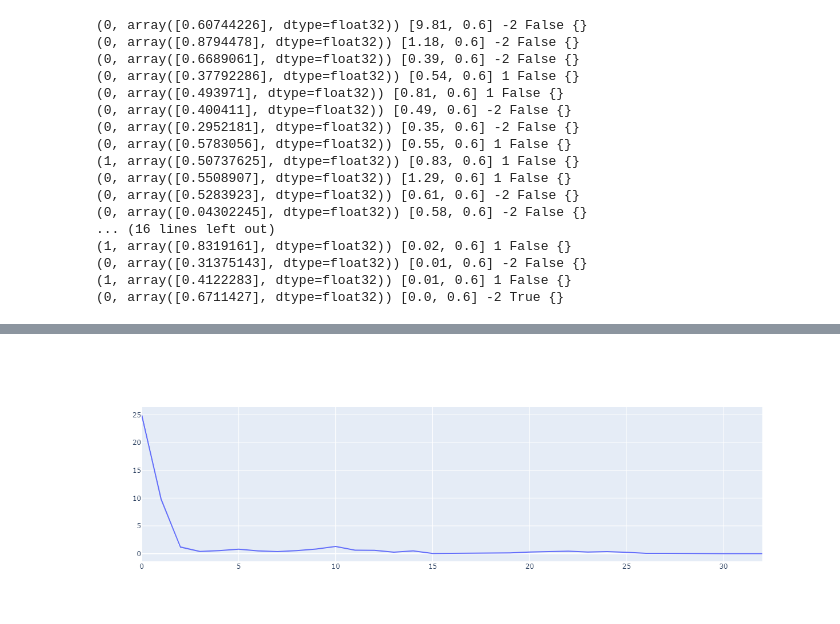
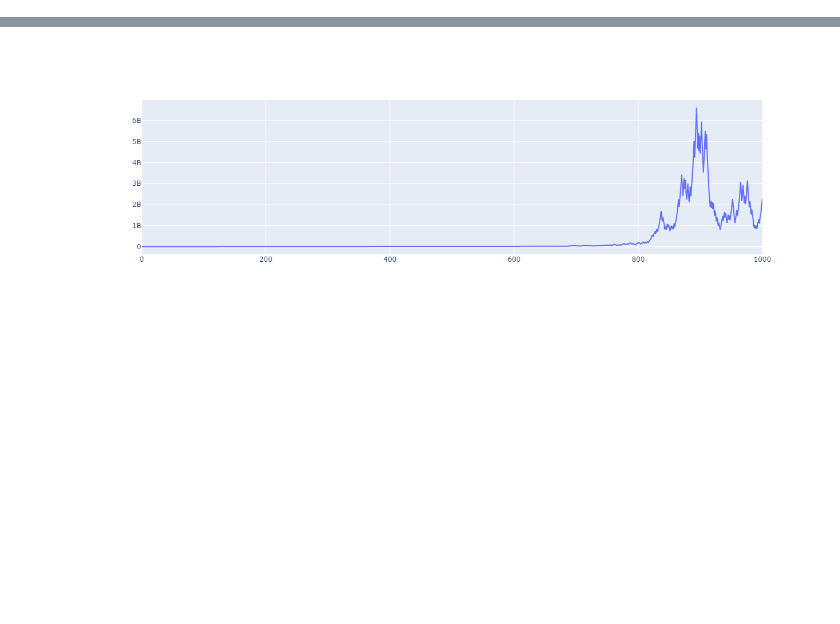
Before and after one commit to azharichenko/kelly-criterion-rl, a Jupyter notebook: experiment.ipynb, the cells around one changed output, grey strips where cells are left out. Saved outputs shown, nothing was run; the diff lists cells and outputs as text; code cells hidden in the pictures; blank space fills up the shorter version.

```diff
--- a/experiment.ipynb
+++ b/experiment.ipynb
@@ -7,32 +9,15 @@ env = gym.make("Kelly-v0")
 # %%
 # Random Agent
 observation = env.reset()
 for t in range(1000):
-    action = env.action_space.sample()
+    action = [1, np.array([.16])]
     observation, reward, done, info = env.step(action)
-    print(action, observation, reward, done, info)
+#     print(action, observation, reward, done, info)
     if done:
         break
 env.render()
 # %% [output]
-(0, array([0.60744226], dtype=float32)) [9.81, 0.6] -2 False {}
-(0, array([0.8794478], dtype=float32)) [1.18, 0.6] -2 False {}
-(0, array([0.6689061], dtype=float32)) [0.39, 0.6] -2 False {}
-(0, array([0.37792286], dtype=float32)) [0.54, 0.6] 1 False {}
-(0, array([0.493971], dtype=float32)) [0.81, 0.6] 1 False {}
-(0, array([0.400411], dtype=float32)) [0.49, 0.6] -2 False {}
-(0, array([0.2952181], dtype=float32)) [0.35, 0.6] -2 False {}
-(0, array([0.5783056], dtype=float32)) [0.55, 0.6] 1 False {}
-(1, array([0.50737625], dtype=float32)) [0.83, 0.6] 1 False {}
-(0, array([0.5508907], dtype=float32)) [1.29, 0.6] 1 False {}
-(0, array([0.5283923], dtype=float32)) [0.61, 0.6] -2 False {}
-(0, array([0.04302245], dtype=float32)) [0.58, 0.6] -2 False {}
-... (16 lines left out)
-(1, array([0.8319161], dtype=float32)) [0.02, 0.6] 1 False {}
-(0, array([0.31375143], dtype=float32)) [0.01, 0.6] -2 False {}
-(1, array([0.4122283], dtype=float32)) [0.01, 0.6] 1 False {}
-(0, array([0.6711427], dtype=float32)) [0.0, 0.6] -2 True {}
 [interactive output not drawn]
-[figure, old version]
+[figure, new version]
 # %%
 from ray import tune
```
Also changed, not shown: parts of 5 cells of this notebook, 3 other files.
